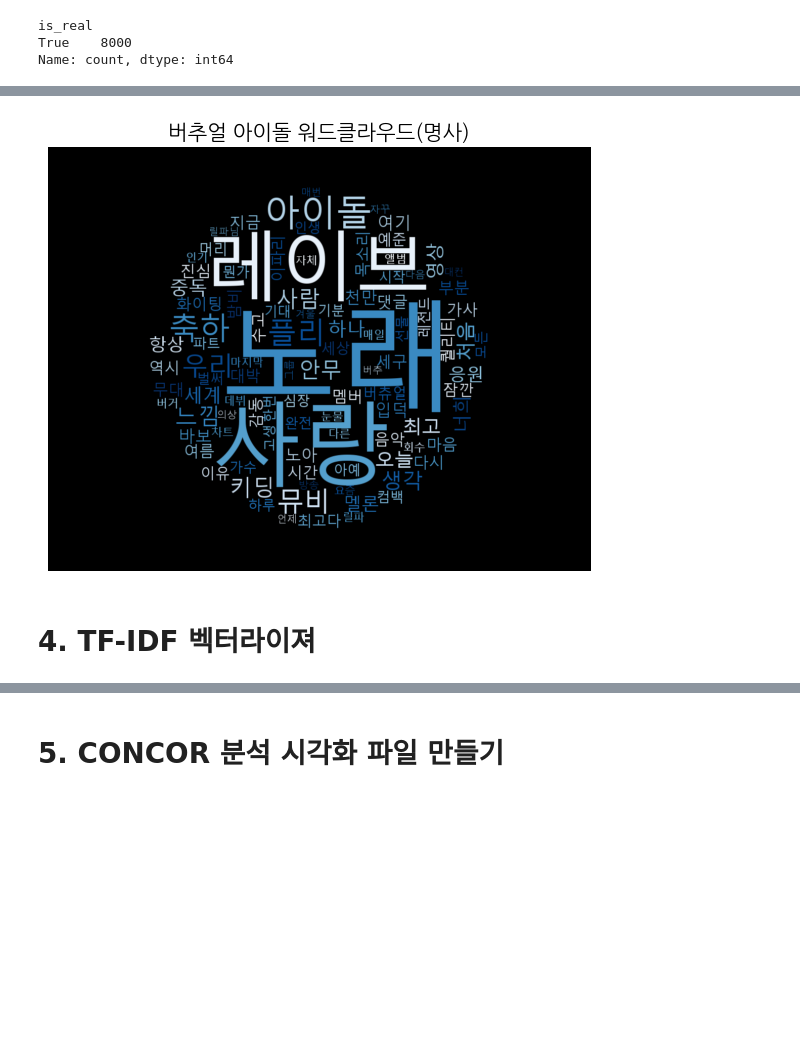
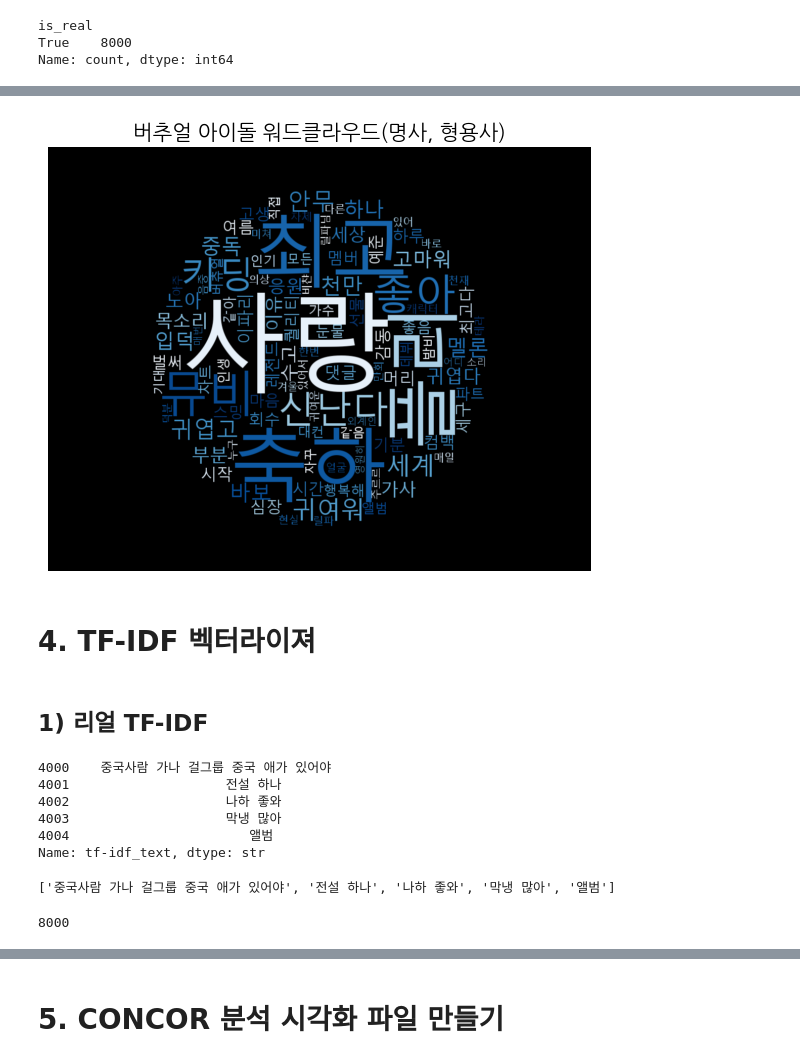
Before and after one commit to PotenUP3-DA-Team4/DA_AI_Jobs, a Jupyter notebook: hanvv3/pj1_grp4-Virtual_vs_Real.ipynb, the cells around one changed output, grey strips where cells are left out. Cells and saved outputs as stored; diff of their text form; code cells hidden in the pictures; blank space fills up the shorter version.

```diff
--- a/hanvv3/pj1_grp4-Virtual_vs_Real.ipynb
+++ b/hanvv3/pj1_grp4-Virtual_vs_Real.ipynb
@@ -113,7 +182,7 @@ sampled_df.shape
 # 2. Word Cloud
 # %%
 df = pd.read_csv(
-    "../cocacoca0810/data/01_raw/subsets/Full_youtube_comments_nouns.csv",
+    "../cocacoca0810/data/01_raw/subsets/Full_youtube_comments_N_A.csv",
 )
 
 df.columns.values[0] = 'video_id'
@@ -188,8 +260,5 @@ fff8P0kYexQ,ISEGYE IDOL
 # %%
-# 수작업함...
-mask = df['video_id'].str.contains('fff8P0kYexQ')
-
-df.loc[mask, 'group'] = 'ISEGYE IDOL'
+df["group"] = df["video_id"].map(video_to_group)
 # %%
 df.head()
 # %% [output]
@@ -280,26 +378,6 @@ Name: count, dtype: int64
 # %%
 col = "keywords"
 word_list = []
-stopwords = ['아이브', '라이즈', '진짜']
-
-def parse_list_str(x):
-    # NaN/None 방어
-    if x is None:
-        return []
-    # 이미 list면 그대로
-    if isinstance(x, list):
-        return x
-    # 문자열이면 리스트로 파싱 시도
-    if isinstance(x, str):
-        x = x.strip()
-        if x == "" or x == "[]":
-            return []
-        try:
-            v = ast.literal_eval(x)   # "['안녕']" -> ['안녕']
-            return v if isinstance(v, list) else []
-        except (ValueError, SyntaxError):
-            return []  # 파싱 실패하면 빈 리스트로
-    return []
 
 sampled_real_df[col] = sampled_real_df[col].map(parse_list_str)
 
@@ -348,7 +426,6 @@ sampled_virtual_df = sampled_df[~sampled_df['is_real']]
 # %%
 col = "keywords"
 word_list = []
-stopwords = ['플레이브', '이세돌', '진짜']
 
 sampled_virtual_df[col] = sampled_virtual_df[col].map(parse_list_str)
 
@@ -371,27 +448,60 @@ len(word_list)
 # %%
 counter = Counter(word_list)
 
 image = Image.open("C:\potenup3\pj01-data-analysis\images\circle.png")
 mask_img = np.array(image)
 
 wc = WordCloud(
     font_path = "C:/Windows/Fonts/malgun.ttf",      # 중요!
     background_color="black",
     mask=mask_img,
     width=800,
     height=400,
     colormap="Blues"
 )
 
 wc.generate_from_frequencies(dict(counter.most_common(100)))
 
 plt.figure(figsize=(7,7))
 plt.imshow(wc, interpolation='bilinear')
 plt.axis('off')
-plt.title('버추얼 아이돌 워드클라우드(명사)', fontsize=15)
+plt.title('버추얼 아이돌 워드클라우드(명사, 형용사)', fontsize=15)
 plt.show()
 # %% [output]
-[figure, old version]
+[figure, new version]
 # %% [markdown]
 # 4. TF-IDF 벡터라이져
+# %% [markdown]
+## 1) 리얼 TF-IDF
+# %%
+# 리스트를 공백을 기준으로한 문서들로 나눈 문자열로 하나의 리스트 만들기.
+col = 'keywords'
+sampled_real_df["tf-idf_text"] = sampled_real_df[col].apply(
+    lambda xs: " ".join(
+        w for w in xs
+        if isinstance(w, str) and w not in stopwords
+    )
+)
+
+sampled_real_df["tf-idf_text"].head()
+# %% [output]
+4000    중국사람 가나 걸그룹 중국 애가 있어야
+4001                    전설 하나
+4002                    나하 좋와
+4003                    막냉 많아
+4004                       앨범
+Name: tf-idf_text, dtype: str
+# %%
+doc_list = []
+
+for doc in sampled_real_df["tf-idf_text"]:
+    doc_list.append(doc)
+
+doc_list[:5]
+# %% [output]
+['중국사람 가나 걸그룹 중국 애가 있어야', '전설 하나', '나하 좋와', '막냉 많아', '앨범']
+# %%
+len(doc_list)
+# %% [output]
+8000
 # %%
```
Also changed, not shown: parts of 39 cells of this notebook, 5 other files.
